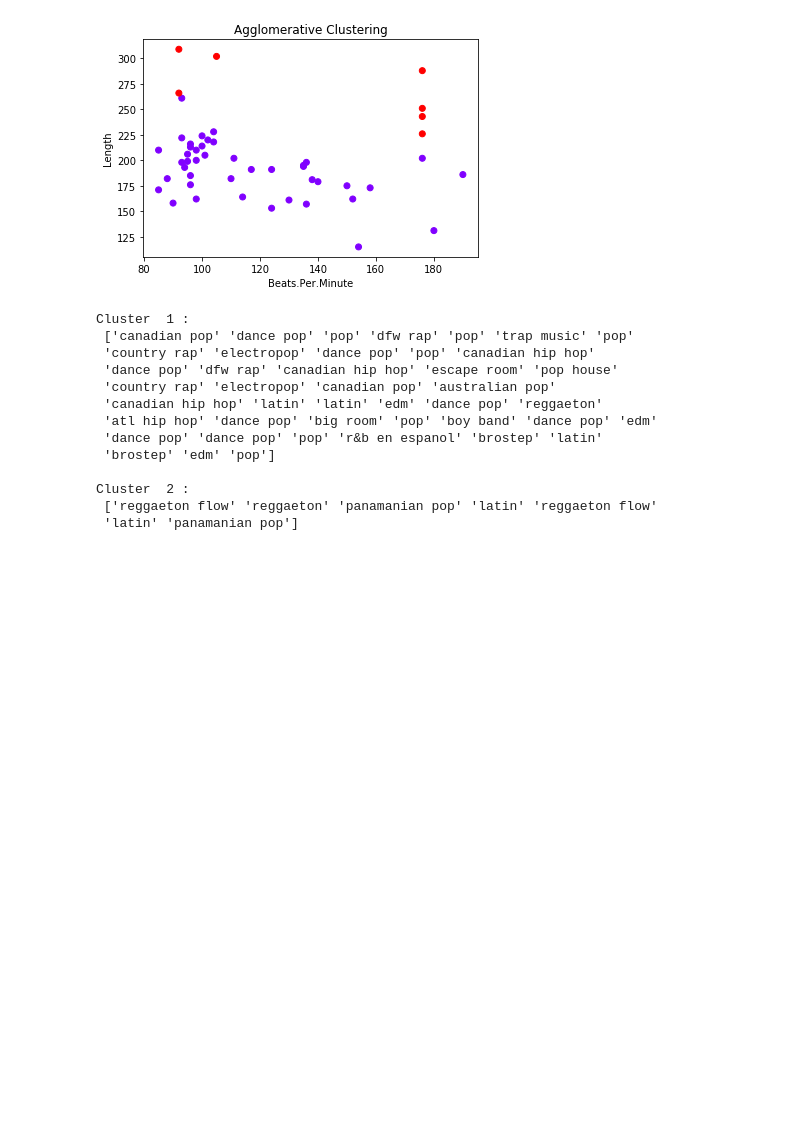
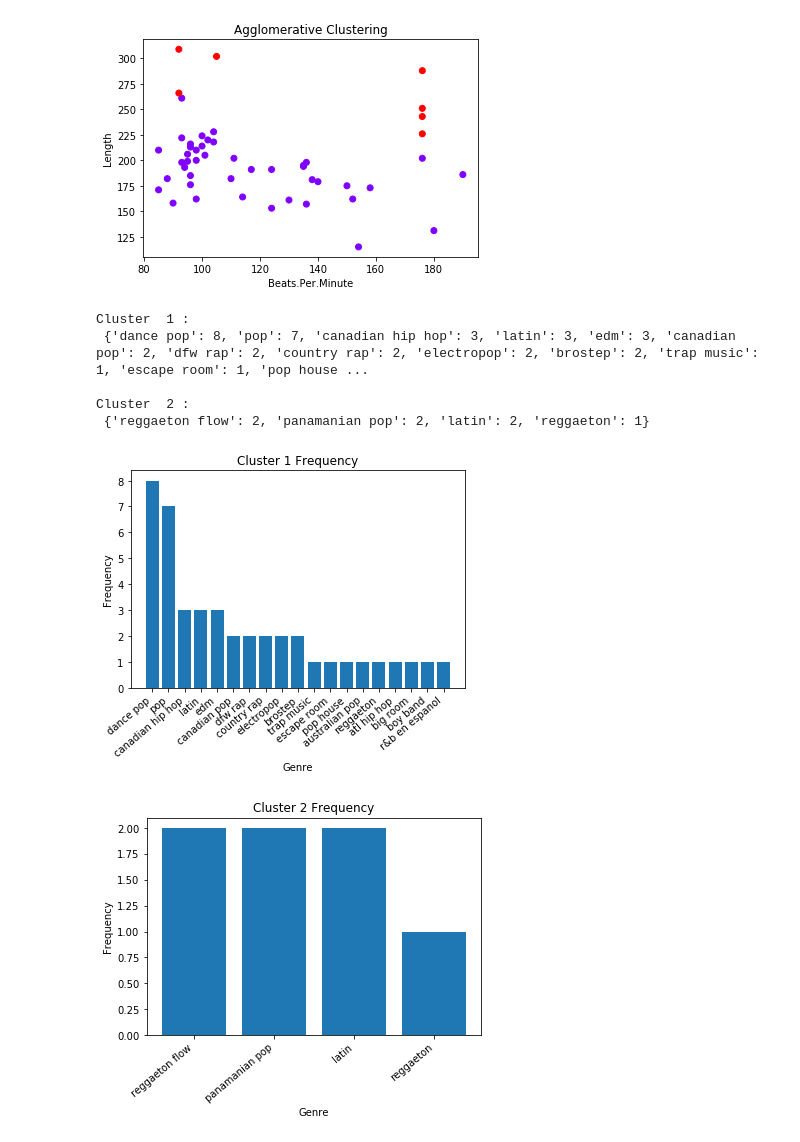
Before and after one commit to dbump3/CS4641SpotifyProject, a Jupyter notebook: clustering.ipynb, the cells around one changed output. Cells and saved outputs as stored; diff of their text form; code cells hidden in the pictures; blank space fills up the shorter version.

Commit message:
added bar graph for word frequency

```diff
--- a/clustering.ipynb
+++ b/clustering.ipynb
@@ -107,26 +124,36 @@ ax.set_ylabel('Length')
  0 0 0 0 0 0 0 0 0 0 0 0 0]
 Text(0, 0.5, 'Length')
 [figure]
-# %%
-# fig = plt.figure()
-# ax = fig.add_subplot(111)
-
-for i in range(max(clustering.labels_) + 1):
-    c =  np.argwhere(clustering.labels_ == i)
-    print('Cluster ', i + 1, ':\n', np.squeeze(data[[c]][:,:,3]), '\n')
-
-# ax.bar(data[:,3], data[[c1]][:,:,3])
-# %% [output]
-Cluster  1 :
- ['canadian pop' 'dance pop' 'pop' 'dfw rap' 'pop' 'trap music' 'pop'
- 'country rap' 'electropop' 'dance pop' 'pop' 'canadian hip hop'
- 'dance pop' 'dfw rap' 'canadian hip hop' 'escape room' 'pop house'
- 'country rap' 'electropop' 'canadian pop' 'australian pop'
- 'canadian hip hop' 'latin' 'latin' 'edm' 'dance pop' 'reggaeton'
- 'atl hip hop' 'dance pop' 'big room' 'pop' 'boy band' 'dance pop' 'edm'
- 'dance pop' 'dance pop' 'pop' 'r&b en espanol' 'brostep' 'latin'
- 'brostep' 'edm' 'pop']
-
-Cluster  2 :
- ['reggaeton flow' 'reggaeton' 'panamanian pop' 'latin' 'reggaeton flow'
- 'latin' 'panamanian pop']
+# %%
+def word_count(words):
+    counts = dict()
+
+    for word in words:
+        if word in counts:
+            counts[word] += 1
+        else:
+            counts[word] = 1
+
+    return counts
+
+for i in range(max(clustering.labels_) + 1):
+    c = np.argwhere(clustering.labels_ == i)
+    genres = word_count(np.squeeze(data[[c]][:,:,3]))
+    genres = {k: v for k, v in sorted(genres.items(), key=lambda item: item[1], reverse=True)}
+    print('Cluster ', i + 1, ':\n', genres, '\n')
+
+    fig = plt.figure()
+    ax = fig.add_subplot(111)
+    ax.set_title('Cluster ' + str(i + 1) + ' Frequency')
+    ax.set_xlabel('Genre')
+    ax.set_ylabel('Frequency')
+    ax.bar(genres.keys(), genres.values())
+    plt.setp(ax.get_xticklabels(), rotation=40, horizontalalignment='right')
+# %% [output]
+Cluster  1 :
+ {'dance pop': 8, 'pop': 7, 'canadian hip hop': 3, 'latin': 3, 'edm': 3, 'canadian pop': 2, 'dfw rap': 2, 'country rap': 2, 'electropop': 2, 'brostep': 2, 'trap music': 1, 'escape room': 1, 'pop house ...
+
+Cluster  2 :
+ {'reggaeton flow': 2, 'panamanian pop': 2, 'latin': 2, 'reggaeton': 1}
+[figure, added]
+[figure, added]
```
Also changed, not shown: parts of 1 cell of this notebook.
